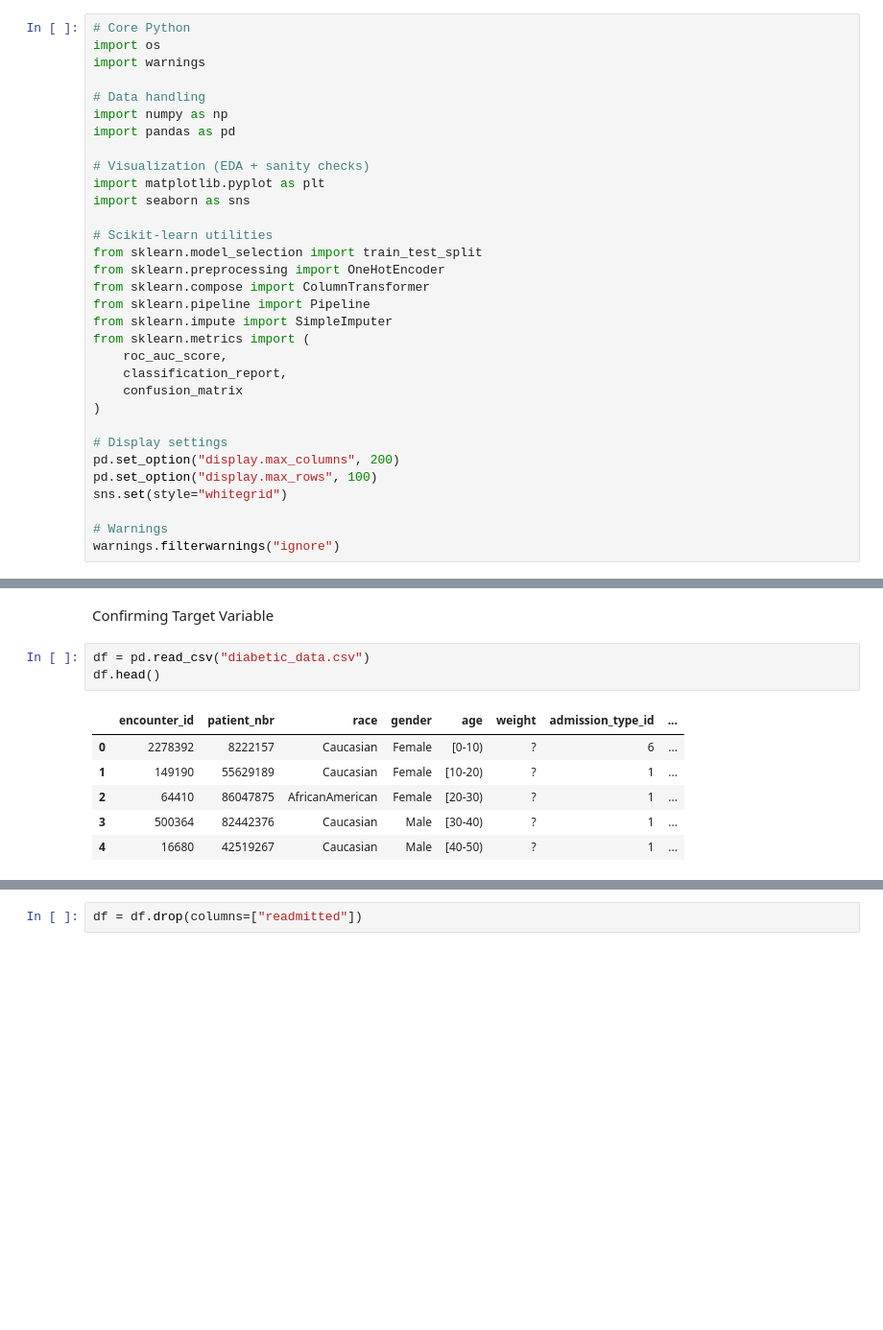
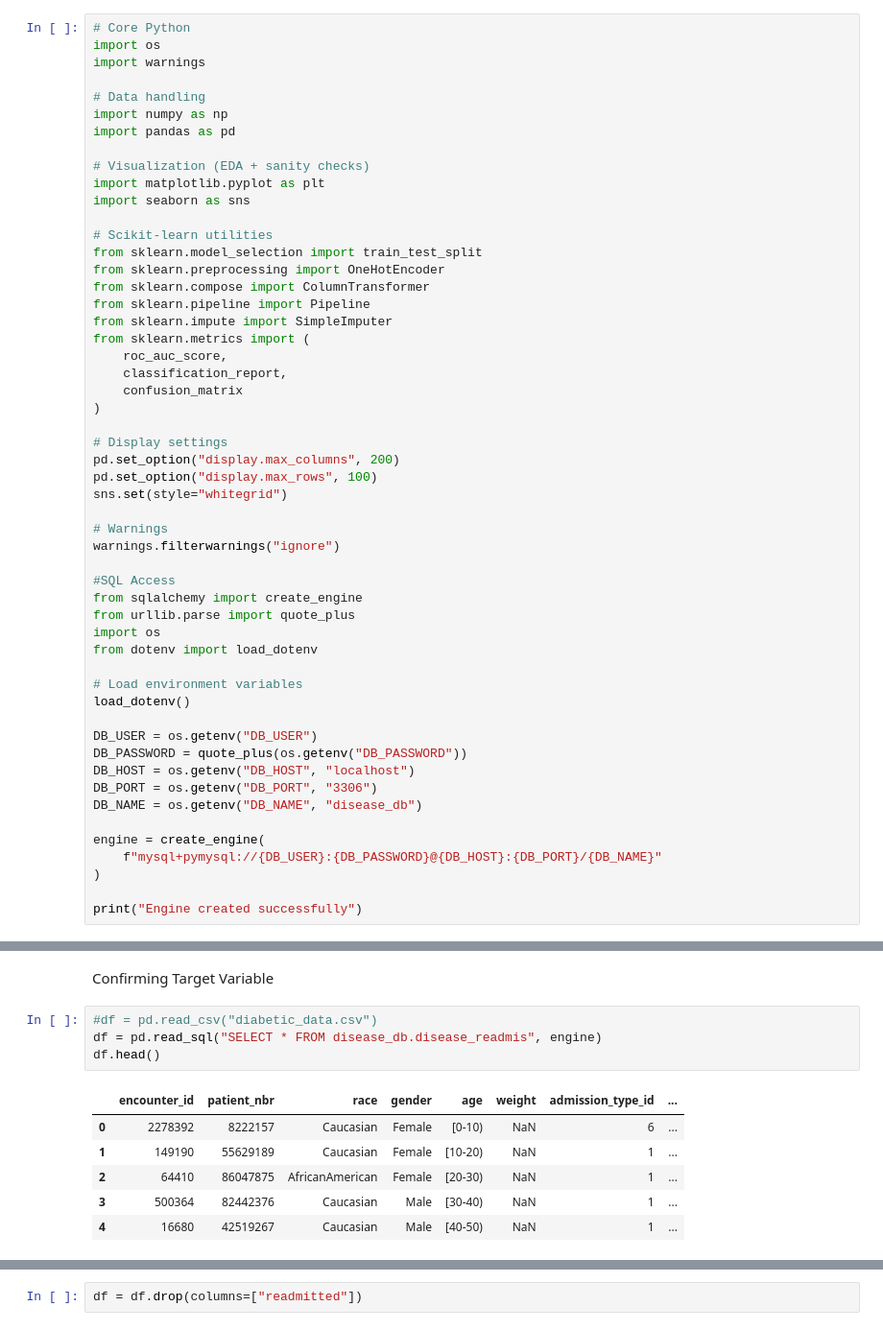
Before and after one commit to fellington/DiseaseRiskPrediction, a Jupyter notebook: 01_preprocessing.ipynb, the cells around one changed output, grey strips where cells are left out. Shown at 96% size. Drawn from its saved outputs; the diff is of its cells as text; blank space fills up the shorter version.

```diff
--- a/01_preprocessing.ipynb
+++ b/01_preprocessing.ipynb
@@ -37,3 +42,24 @@ sns.set(style="whitegrid")
 
 # Warnings
 warnings.filterwarnings("ignore")
+
+#SQL Access
+from sqlalchemy import create_engine
+from urllib.parse import quote_plus
+import os
+from dotenv import load_dotenv
+
+# Load environment variables
+load_dotenv()
+
+DB_USER = os.getenv("DB_USER")
+DB_PASSWORD = quote_plus(os.getenv("DB_PASSWORD"))
+DB_HOST = os.getenv("DB_HOST", "localhost")
+DB_PORT = os.getenv("DB_PORT", "3306")
+DB_NAME = os.getenv("DB_NAME", "disease_db")
+
+engine = create_engine(
+    f"mysql+pymysql://{DB_USER}:{DB_PASSWORD}@{DB_HOST}:{DB_PORT}/{DB_NAME}"
+)
+
+print("Engine created successfully")
@@ -40,12 +68,13 @@ warnings.filterwarnings("ignore")
 # %% [markdown]
 Confirming Target Variable
 # %%
-df = pd.read_csv("diabetic_data.csv")
+#df = pd.read_csv("diabetic_data.csv")
+df = pd.read_sql("SELECT * FROM disease_db.disease_readmis", engine)
 df.head()
 # %% [output]
 |  | encounter_id | patient_nbr | race | gender | age | weight | admission_type_id | ... |
-| 0 | 2278392 | 8222157 | Caucasian | Female | [0-10) | ? | 6 | ... |
-| 1 | 149190 | 55629189 | Caucasian | Female | [10-20) | ? | 1 | ... |
-| 2 | 64410 | 86047875 | AfricanAmerican | Female | [20-30) | ? | 1 | ... |
-| 3 | 500364 | 82442376 | Caucasian | Male | [30-40) | ? | 1 | ... |
-| 4 | 16680 | 42519267 | Caucasian | Male | [40-50) | ? | 1 | ... |
+| 0 | 2278392 | 8222157 | Caucasian | Female | [0-10) | NaN | 6 | ... |
+| 1 | 149190 | 55629189 | Caucasian | Female | [10-20) | NaN | 1 | ... |
+| 2 | 64410 | 86047875 | AfricanAmerican | Female | [20-30) | NaN | 1 | ... |
+| 3 | 500364 | 82442376 | Caucasian | Male | [30-40) | NaN | 1 | ... |
+| 4 | 16680 | 42519267 | Caucasian | Male | [40-50) | NaN | 1 | ... |
```
Also changed, not shown: parts of 22 cells of this notebook.
